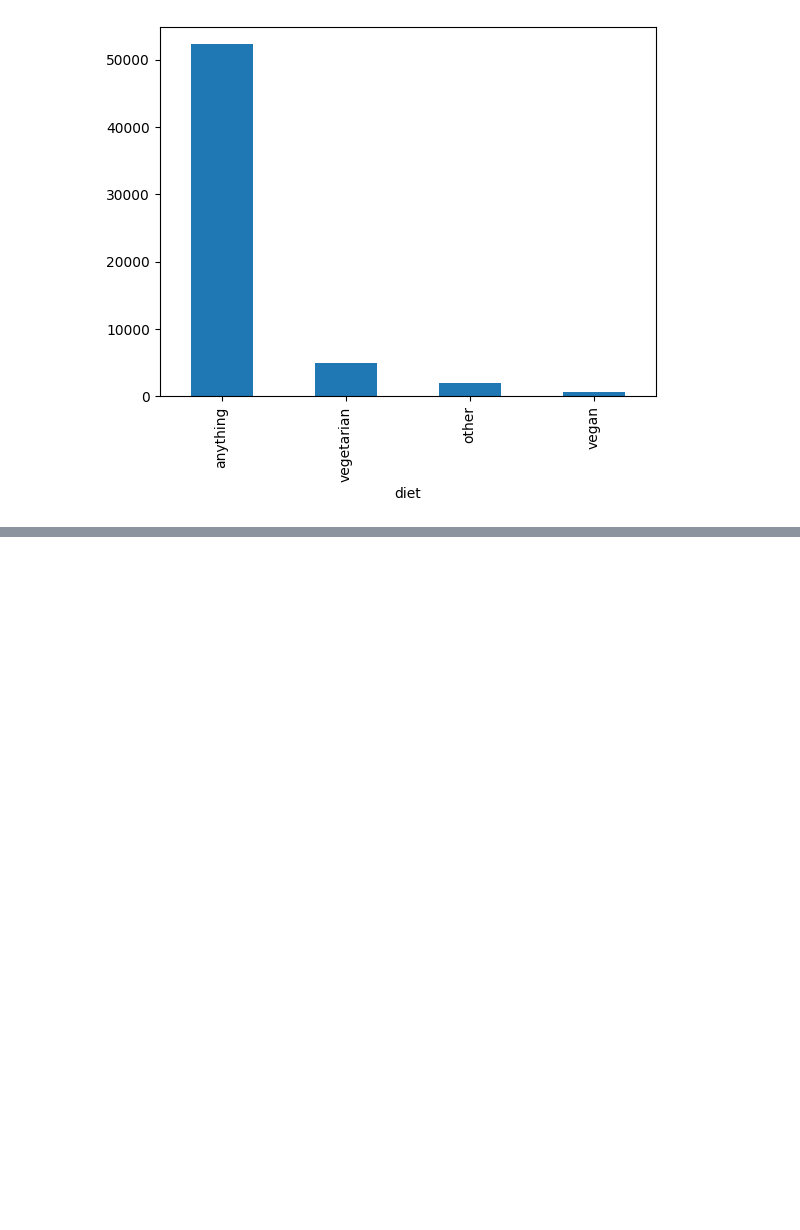
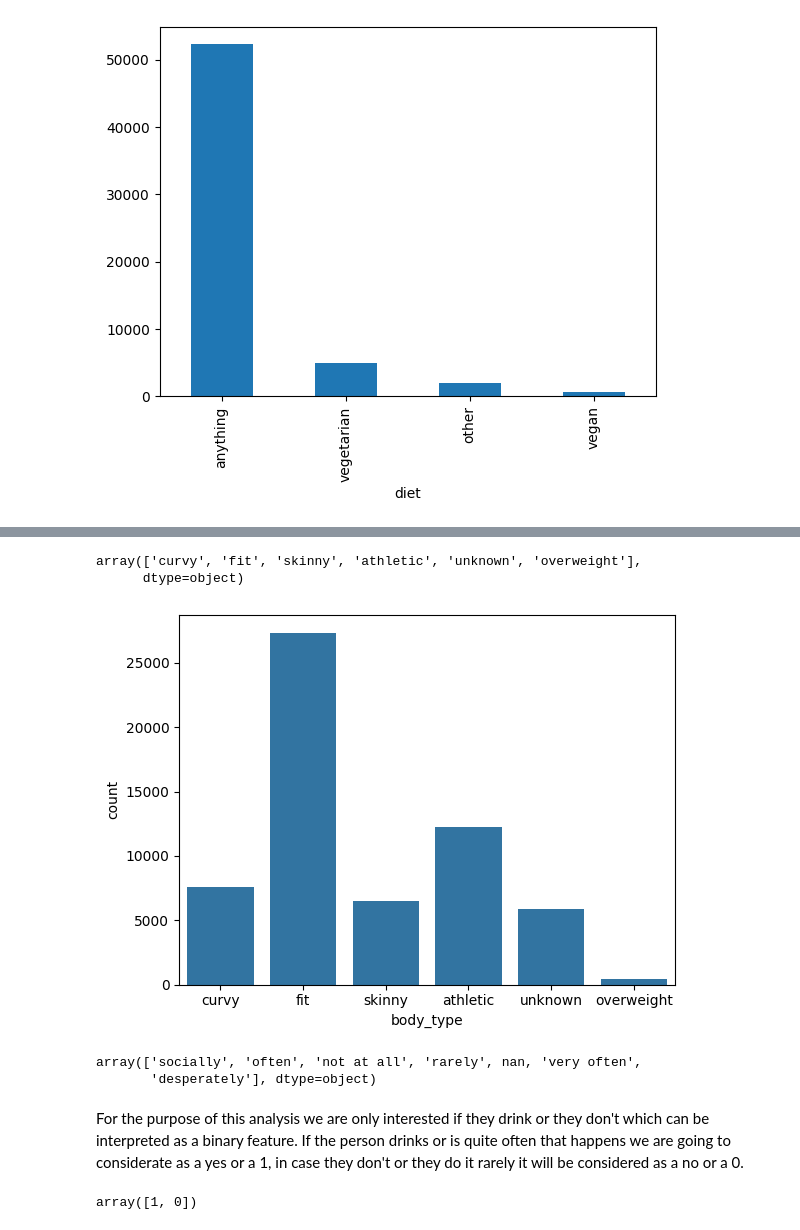
Before and after one commit to vickpat1/Portfolio-Data-Science, a Jupyter notebook: Date App/date-a-scientist.ipynb, the cells around one changed output, grey strips where cells are left out. Cells and saved outputs as stored; diff of their text form; code cells hidden in the pictures; blank space fills up the shorter version.

```diff
--- a/Date App/date-a-scientist.ipynb
+++ b/Date App/date-a-scientist.ipynb
@@ -238,0 +208,25 @@ plt.close()
+# %%
+def group_body_type(btype):
+    match btype:
+        case "a little extra":
+            return "curvy"
+        case "average":
+            return "fit"
+        case "thin":
+            return "skinny"
+        case "":
+            return "unknown"
+        case "full figured":
+            return "curvy"
+        case "jacked":
+            return "athletic"
+        case "rather not say":
+            return "unknown"
+        case "used up":
+            return "unknown"
+        case _:
+            return btype
+# %%
+types = profiles["body_type"].replace(np.nan, "")
+types = types.map(group_body_type)
+types.value_counts()
@@ -238,0 +242,6 @@ plt.close()
+# %%
+profiles["body_type"] = types
+profiles["body_type"].unique()
+# %% [output]
+array(['curvy', 'fit', 'skinny', 'athletic', 'unknown', 'overweight'],
+      dtype=object)
@@ -238,0 +250,13 @@ plt.close()
+# %%
+sns.countplot(data=profiles, x="body_type")
+plt.show()
+plt.close()
+# %% [output]
+[figure, added]
+# %%
+profiles["drinks"].unique()
+# %% [output]
+array(['socially', 'often', 'not at all', 'rarely', nan, 'very often',
+       'desperately'], dtype=object)
+# %% [markdown]
+For the purpose of this analysis we are only interested if they drink or they don't which can be interpreted as a binary feature. If the person drinks or is quite often that happens we are going to considerate as a yes or a 1, in case they don't or they do it rarely it will be considered as a no or a 0.
@@ -238,0 +271,5 @@ plt.close()
+# %%
+drinks = profiles["drinks"].map(feature_to_binary)
+drinks.unique()
+# %% [output]
+array([1, 0])
```
Also changed, not shown: parts of 54 cells of this notebook.
